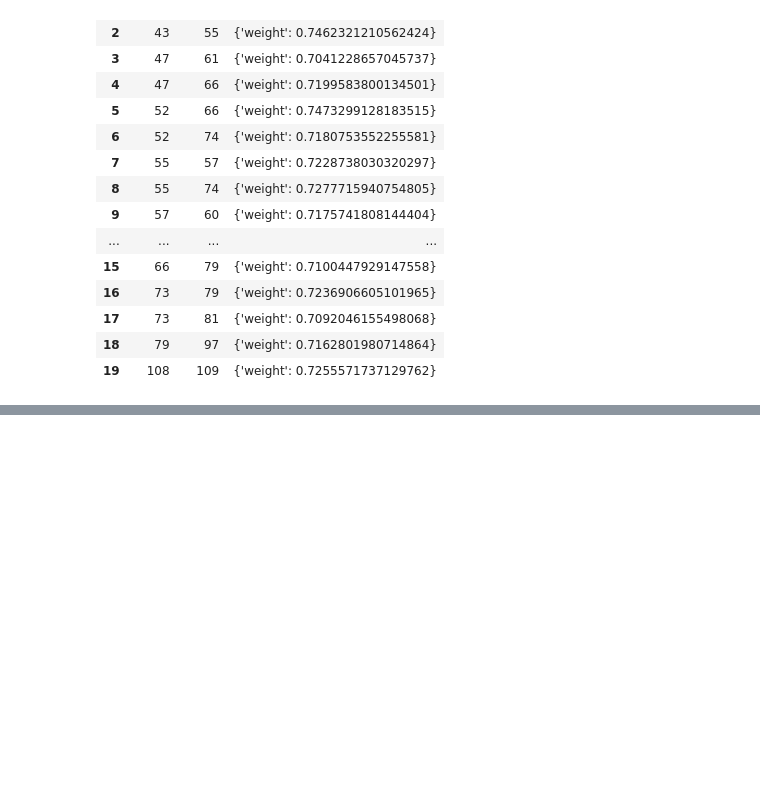
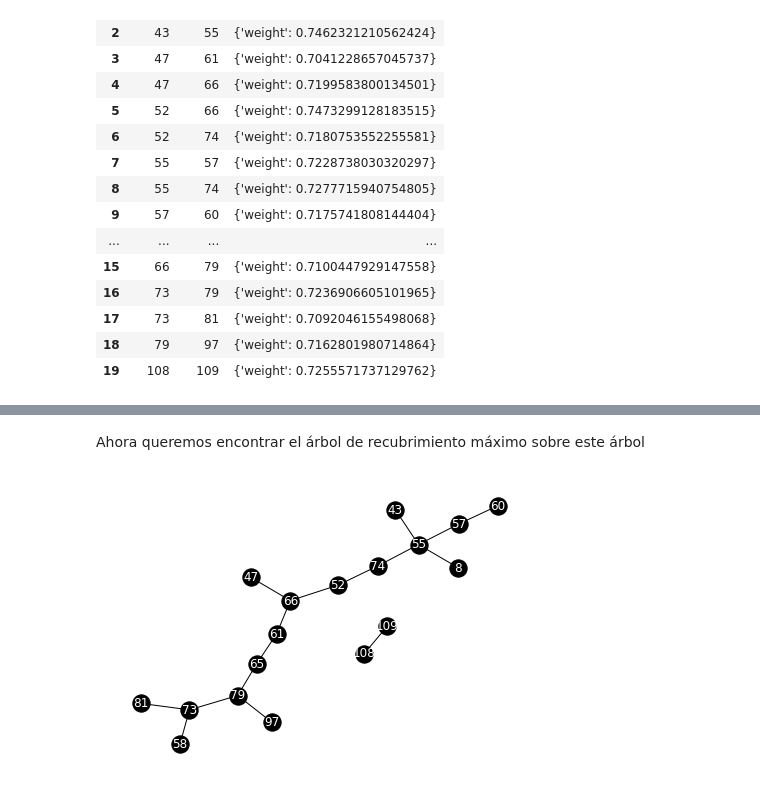
Before and after one commit to Daiego43/pyEnGNet, a Jupyter notebook: Notebooks/Procedure.ipynb, the cells around one changed output, grey strips where cells are left out. Saved outputs shown, nothing was run; the diff lists cells and outputs as text; code cells hidden in the pictures; blank space fills up the shorter version.

```diff
--- a/Notebooks/Procedure.ipynb
+++ b/Notebooks/Procedure.ipynb
@@ -68,0 +90,7 @@ Hemos obtenido dichas aristas y un peso basado en la correlación media de los t
+# %% [markdown]
+Ahora queremos encontrar el árbol de recubrimiento máximo sobre este árbol
+# %%
+G2 = nx.maximum_spanning_tree(G, weight='weight', algorithm="kruskal")
+nx.draw_kamada_kawai(G2, **options)
+# %% [output]
+[figure, added]
```
Also changed, not shown: parts of 5 cells of this notebook, 5 other files.
